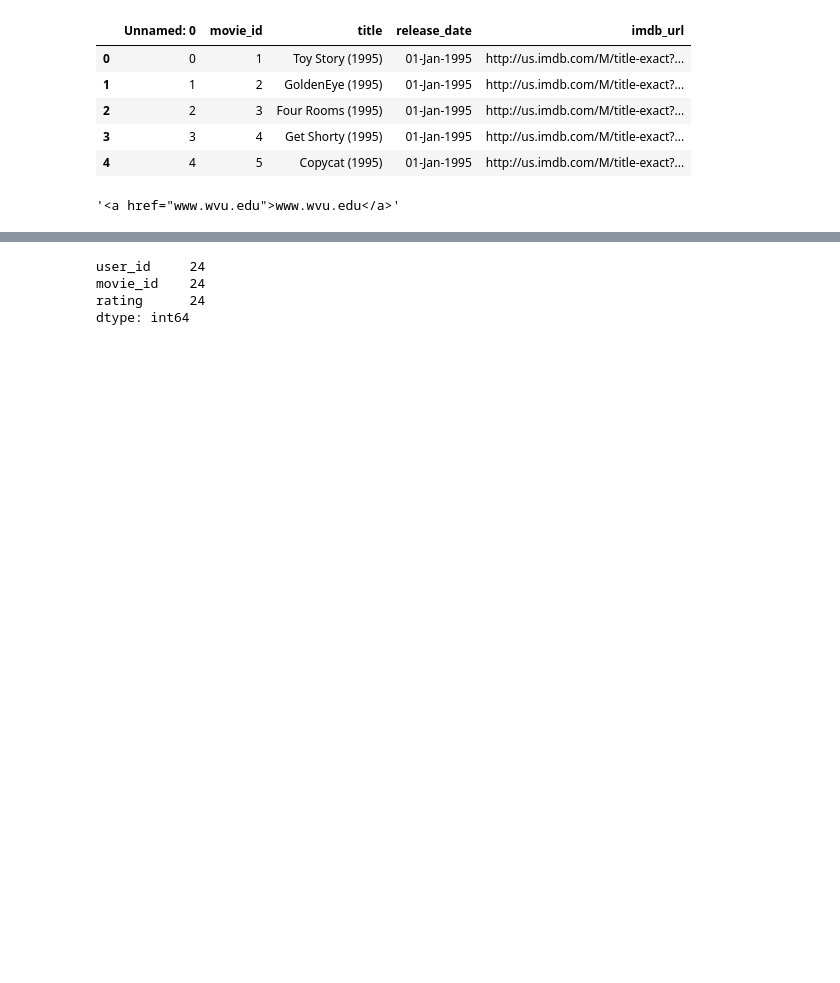
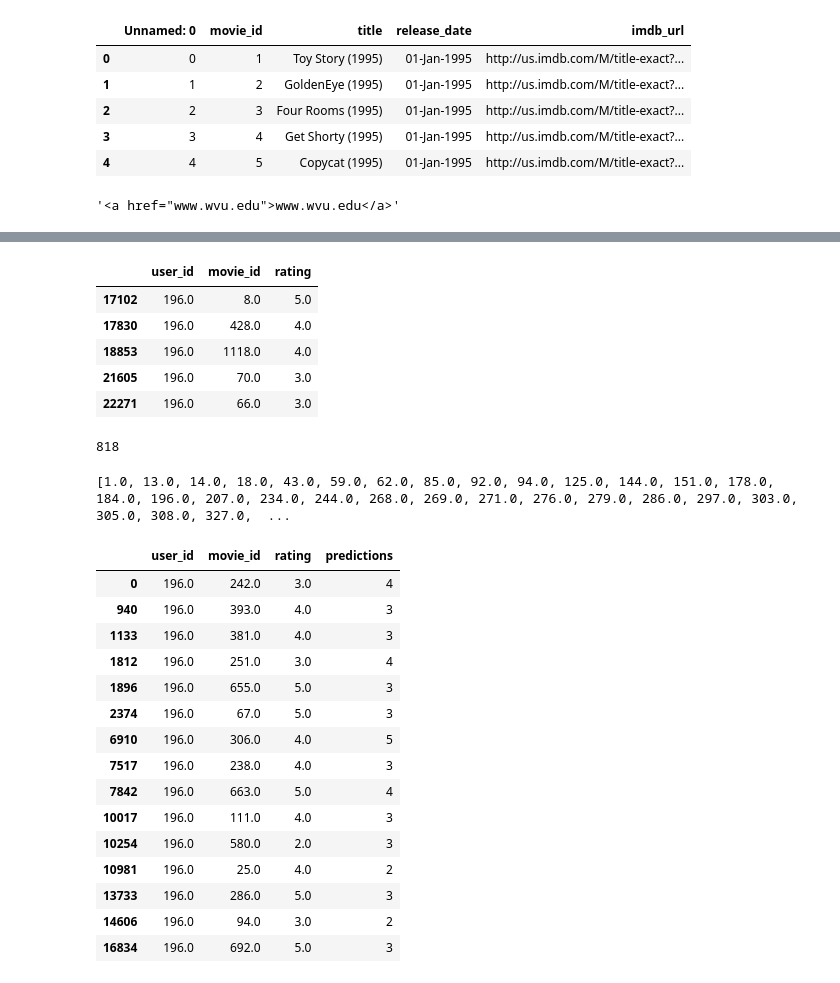
Before and after one commit to mahershammaa/MovieRecommendations_Group2, a Jupyter notebook: MovieRecommendations.ipynb, the cells around one changed output, grey strips where cells are left out. Saved outputs shown, nothing was run; the diff lists cells and outputs as text; code cells hidden in the pictures; blank space fills up the shorter version.

```diff
--- a/MovieRecommendations.ipynb
+++ b/MovieRecommendations.ipynb
@@ -77,8 +77,11 @@ test_ratings = my_ratings[:15]
 
 my_ratings = my_ratings[~my_ratings.movie_id.isin(test_ratings.movie_id)]
 my_ratings.count()
+my_ratings.head()
 # %% [output]
-user_id     24
-movie_id    24
-rating      24
-dtype: int64
+|  | user_id | movie_id | rating |
+| 17102 | 196.0 | 8.0 | 5.0 |
+| 17830 | 196.0 | 428.0 | 4.0 |
+| 18853 | 196.0 | 1118.0 | 4.0 |
+| 21605 | 196.0 | 70.0 | 3.0 |
+| 22271 | 196.0 | 66.0 | 3.0 |
@@ -90,0 +99,64 @@ other_ratings
+# %%
+
+userRatings = ratings.where(ratings.user_id==3).dropna()
+list(set(userRatings.movie_id) & set(my_ratings.movie_id))
+len(userPool)
+# %% [output]
+818
+# %%
+usersWithMoviesInCommon = []
+for i,user in enumerate(userPool):
+    userRatings = ratings.where(ratings.user_id==user).dropna()
+    moviesInCommon = list(set(userRatings.movie_id) & set(my_ratings.movie_id))
+    if len(moviesInCommon) > 10:
+        usersWithMoviesInCommon.append(user)
+print(usersWithMoviesInCommon)
+# %% [output]
+[1.0, 13.0, 14.0, 18.0, 43.0, 59.0, 62.0, 85.0, 92.0, 94.0, 125.0, 144.0, 151.0, 178.0, 184.0, 196.0, 207.0, 234.0, 244.0, 268.0, 269.0, 271.0, 276.0, 279.0, 286.0, 297.0, 303.0, 305.0, 308.0, 327.0,  ...
+# %%
+from sklearn.metrics.pairwise import euclidean_distances
+userDistances = []
+for user in usersWithMoviesInCommon:
+    userRatings = ratings.where(ratings.user_id==user).dropna()
+    moviesInCommon = list(set(userRatings.movie_id) & set(my_ratings.movie_id))
+    myRatingVector = []
+    userRatingVector = []
+    for movie in moviesInCommon:
+        myRatingVector.append(float(my_ratings.where(my_ratings.movie_id==movie).dropna().rating))
+        userRatingVector.append(float(userRatings.where(userRatings.movie_id==movie).dropna().rating))
+    distance = float(euclidean_distances(myRatingVector, userRatingVector)[0][0])
+    userDistances.append((user, distance))
+# %%
+userDistances = sorted(userDistances, key = lambda x: x[1])
+mostSimilarUsers = [each[0] for each in userDistances][1:]
+# %%
+predictions = []
+for movie in list(test_ratings.movie_id):
+    otherRatings = []
+    for user in mostSimilarUsers[:20]:
+        userRatings = ratings.where(ratings.user_id==user).dropna()
+        if movie in list(userRatings.movie_id):
+            rat = list(userRatings.where(userRatings.movie_id==movie).dropna().rating)[0]
+            otherRatings.append(rat)
+    prediction = int(np.mean(otherRatings))
+    predictions.append(prediction)
+
+test_ratings['predictions'] = pd.Series(predictions, index = test_ratings.index)
+test_ratings
+# %% [output]
+|  | user_id | movie_id | rating | predictions |
+| 0 | 196.0 | 242.0 | 3.0 | 4 |
+| 940 | 196.0 | 393.0 | 4.0 | 3 |
+| 1133 | 196.0 | 381.0 | 4.0 | 3 |
+| 1812 | 196.0 | 251.0 | 3.0 | 4 |
+| 1896 | 196.0 | 655.0 | 5.0 | 3 |
+| 2374 | 196.0 | 67.0 | 5.0 | 3 |
+| 6910 | 196.0 | 306.0 | 4.0 | 5 |
+| 7517 | 196.0 | 238.0 | 4.0 | 3 |
+| 7842 | 196.0 | 663.0 | 5.0 | 4 |
+| 10017 | 196.0 | 111.0 | 4.0 | 3 |
+| 10254 | 196.0 | 580.0 | 2.0 | 3 |
+| 10981 | 196.0 | 25.0 | 4.0 | 2 |
+| 13733 | 196.0 | 286.0 | 5.0 | 3 |
+| 14606 | 196.0 | 94.0 | 3.0 | 2 |
+| 16834 | 196.0 | 692.0 | 5.0 | 3 |
```
Also changed, not shown: parts of 3 cells of this notebook.
